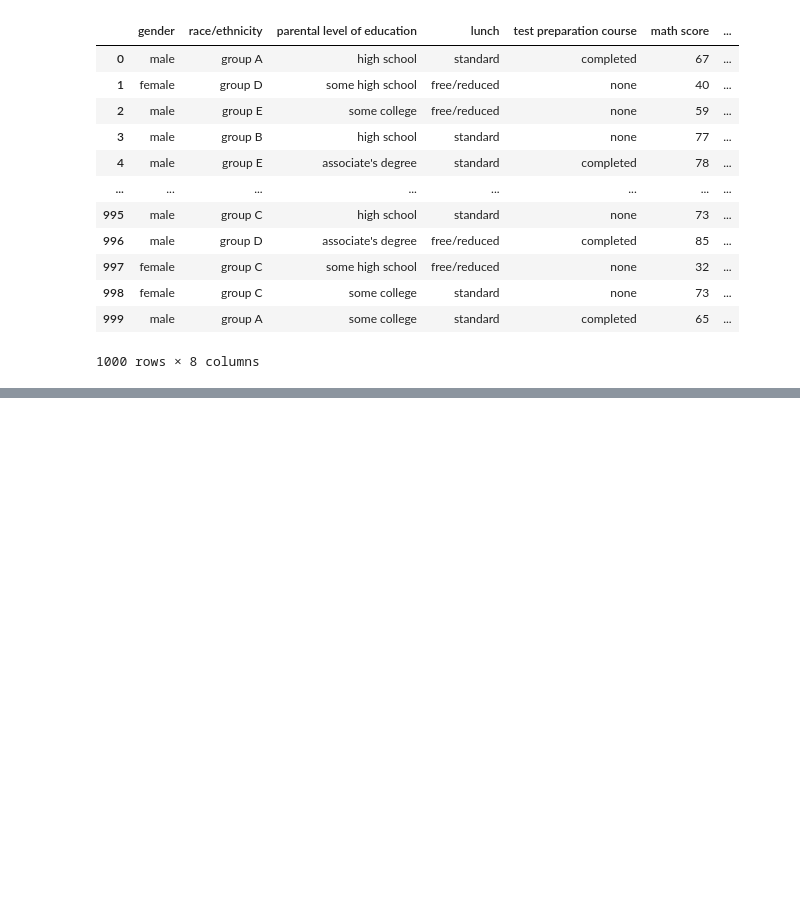
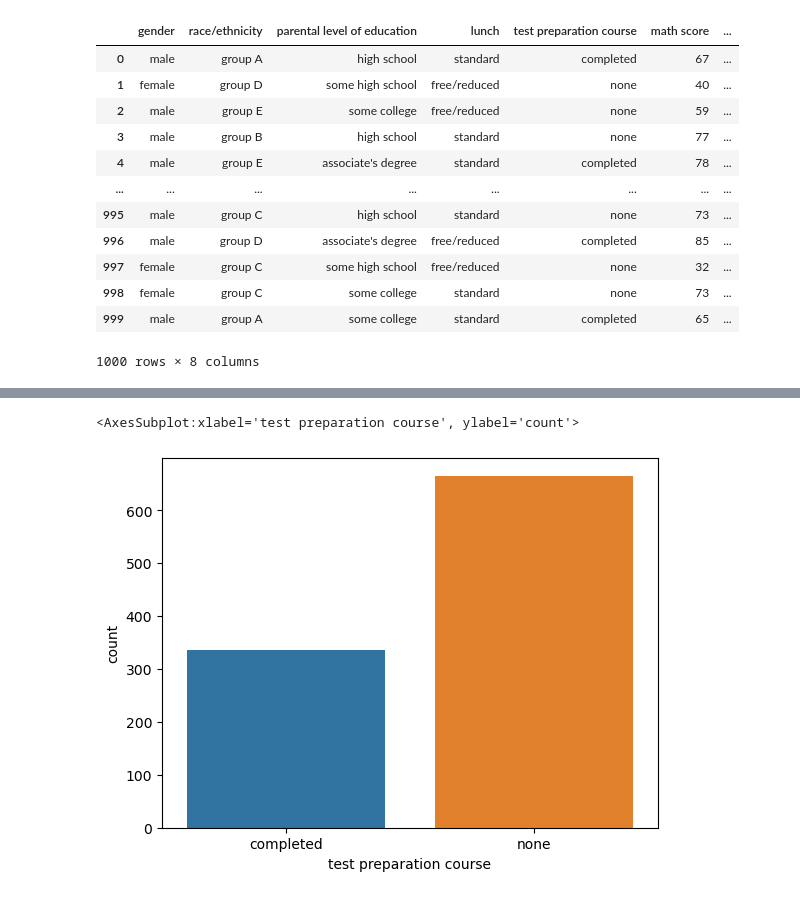
Before and after one commit to ubco-W2022T1-cosc301/project-group01, a Jupyter notebook: notebooks/analysis3.ipynb, the cells around one changed output, grey strips where cells are left out. Saved outputs shown, nothing was run; the diff lists cells and outputs as text; code cells hidden in the pictures; blank space fills up the shorter version.

```diff
--- a/notebooks/analysis3.ipynb
+++ b/notebooks/analysis3.ipynb
@@ -25,0 +61,5 @@ pd.read_csv('C:/Users/Okpog/301/project-group01/data/raw/exams.csv')
+# %%
+sns.countplot(x='test preparation course', data = data)
+# %% [output]
+<AxesSubplot:xlabel='test preparation course', ylabel='count'>
+[figure, added]
```
Also changed, not shown: parts of 8 cells of this notebook, 1 other file.
